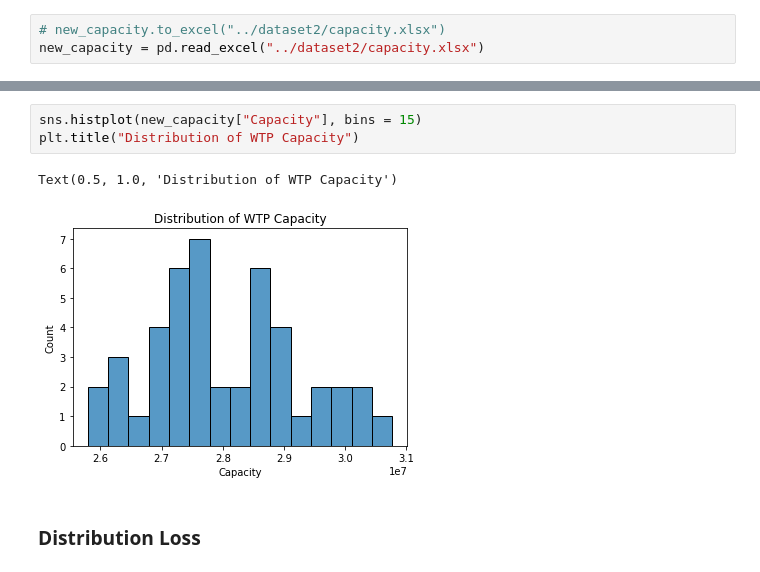
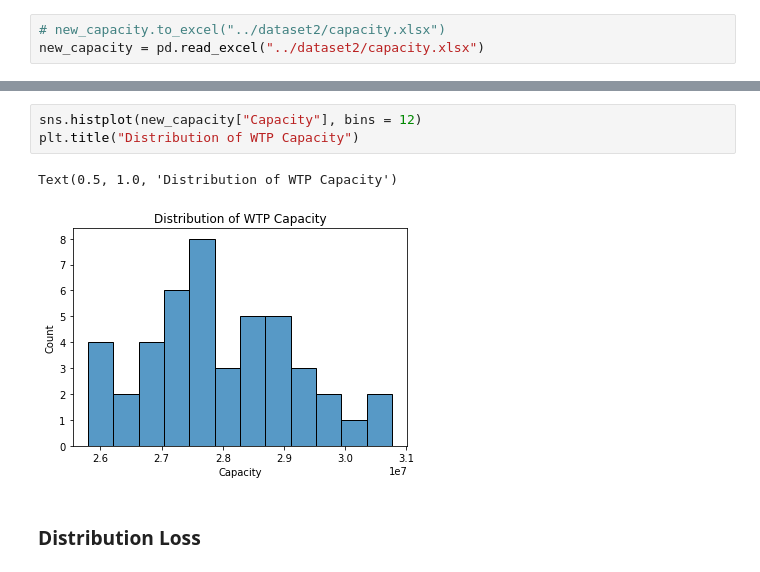
Before and after one commit to danieltwh/WalmartSales, a Jupyter notebook: Optimisation/notebooks/creating_dataset-v1.ipynb, the cells around one changed output, grey strips where cells are left out. Drawn from its saved outputs; the diff is of its cells as text.

```diff
--- a/Optimisation/notebooks/creating_dataset-v1.ipynb
+++ b/Optimisation/notebooks/creating_dataset-v1.ipynb
@@ -87,10 +91,10 @@ sns.distplot(new_capacity["Capacity"])
 [figure]
 # %%
-sns.histplot(new_capacity["Capacity"], bins = 15)
+sns.histplot(new_capacity["Capacity"], bins = 12)
 plt.title("Distribution of WTP Capacity")
 # %% [output]
 Text(0.5, 1.0, 'Distribution of WTP Capacity')
-[figure, old version]
+[figure, new version]
 # %% [markdown]
 ### Distribution Loss
 # %%
```
Also changed, not shown: parts of 6 cells of this notebook, 30 other files.
